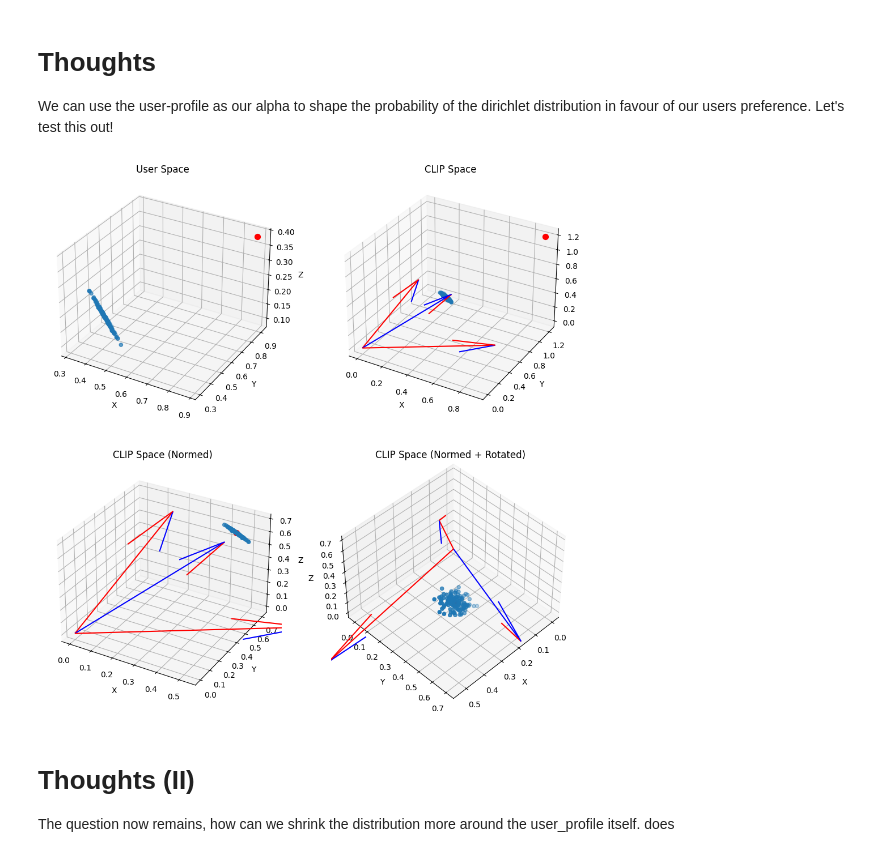
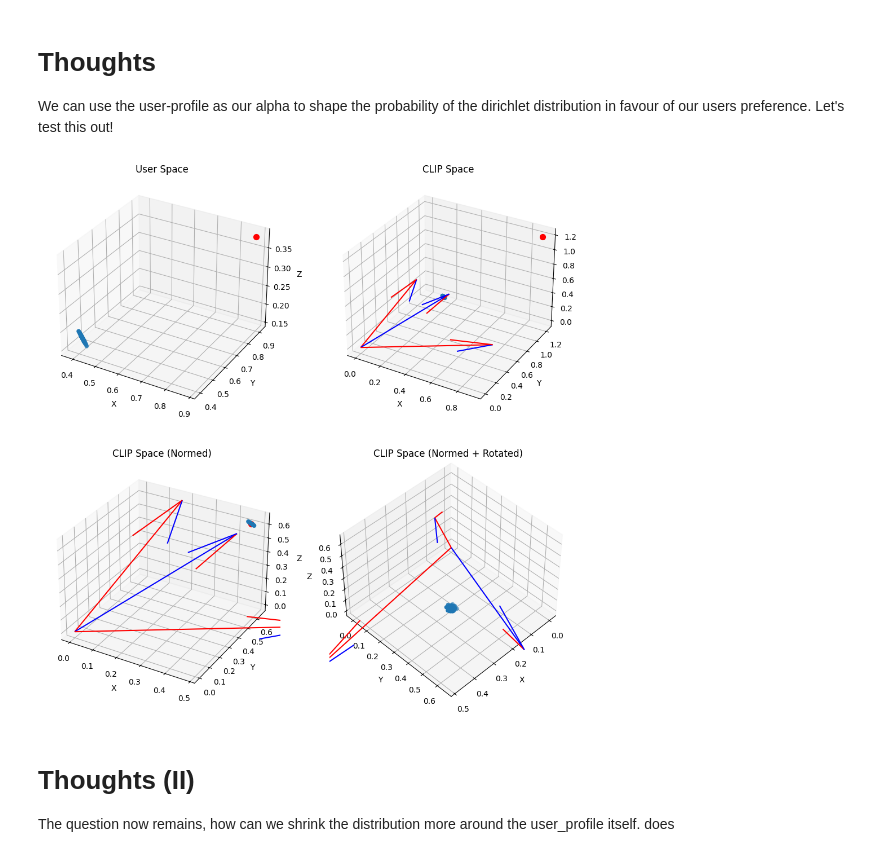
Before and after one commit to Schaban1/bachelor_thesis, a Jupyter notebook: scripts/dirichlet_recommender.ipynb, the cells around one changed output. Cells and saved outputs as stored; diff of their text form; code cells hidden in the pictures.

```diff
--- a/scripts/dirichlet_recommender.ipynb
+++ b/scripts/dirichlet_recommender.ipynb
@@ -93,7 +93,7 @@ user_profile = torch.rand(size=(1,3))
 
 # Generate samples from the Dirichlet distribution that is adapted to the user_profile
 num_samples = 130
-beta = 50
+beta = 1000
 alpha = (torch.ones(3) * user_profile).reshape(-1) * beta  # Concentration parameter (uniform)
 distribution = torch.distributions.dirichlet.Dirichlet(alpha)
 x_rand = distribution.sample(sample_shape=(num_samples,))
@@ -125,34 +125,34 @@ embeds_proj = F.normalize(embeds, p=2, dim=-1)
 user_embed_proj = F.normalize(user_embed, p=2, dim=-1)
 ax_2 = fig.add_subplot(2, 2, 3, projection='3d')
 ax_2.quiver(*origin, heads_normed[:,0], heads_normed[:,1], heads_normed[:,2], color=['r','b'])
 ax_2.scatter(embeds_proj[:,0], embeds_proj[:,1], embeds_proj[:,2])
 ax_2.scatter(user_embed_proj[:,0], user_embed_proj[:,1], user_embed_proj[:,2], c='red', s=50)
 ax_2.set_title('CLIP Space (Normed)')
 ax_2.set_xlabel('X')
 ax_2.set_ylabel('Y')
 ax_2.set_zlabel('Z')
 
 # Same PLot but with a front view
 ax_3 = fig.add_subplot(2, 2, 4, projection='3d')
 ax_3.quiver(*origin, heads_normed[:,0], heads_normed[:,1], heads_normed[:,2], color=['r','b'])
 ax_3.scatter(embeds_proj[:,0], embeds_proj[:,1], embeds_proj[:,2])
 ax_3.scatter(user_embed_proj[:,0], user_embed_proj[:,1], user_embed_proj[:,2], c='red', s=50)
 ax_3.set_title('CLIP Space (Normed + Rotated)')
 ax_3.set_xlabel('X')
 ax_3.set_ylabel('Y')
 ax_3.set_zlabel('Z')
 
 #Rotate to se the sphere
 angle = 90
 angle_norm = (angle + 180) % 360 - 180
 elev = 45
 azim = 45
 roll = 0
 ax_3.view_init(elev, azim, roll)
 
 plt.show()
 # %% [output]
-[figure, old version]
+[figure, new version]
 # %% [markdown]
 # Thoughts (II)
 The question now remains, how can we shrink the distribution more around the user_profile itself. does
```
Also changed, not shown: 3 other files.
